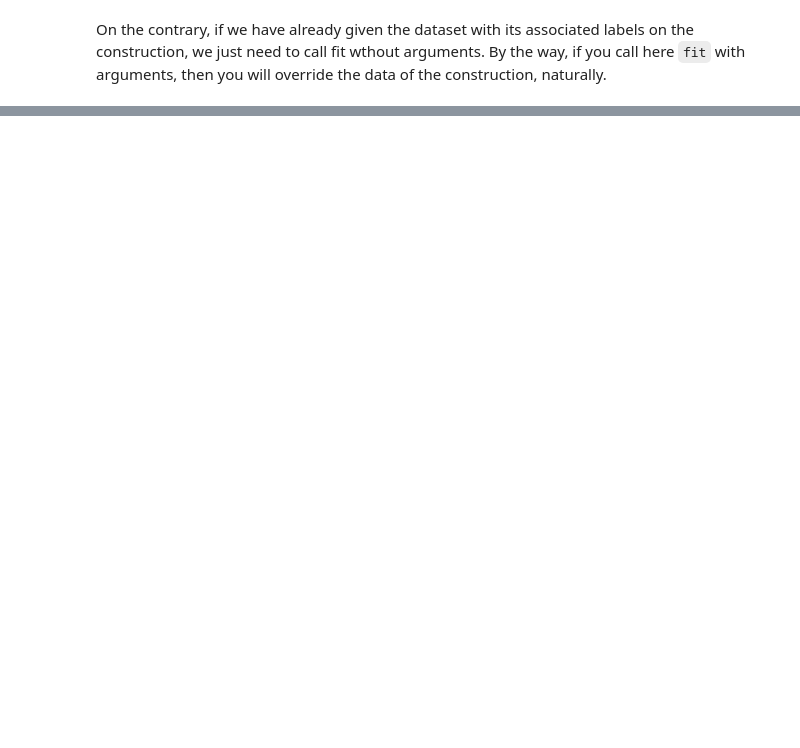
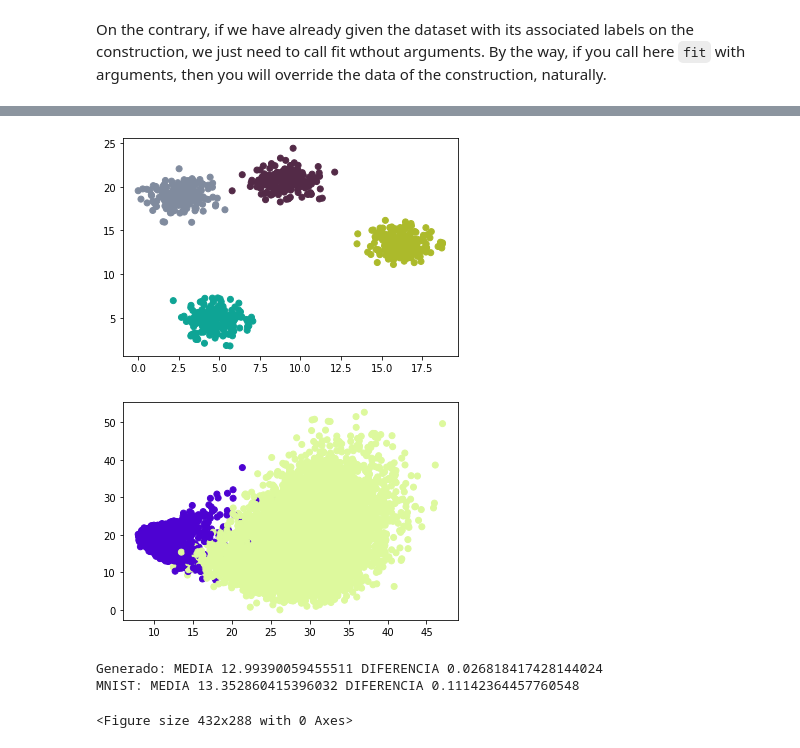
Before and after one commit to jorgevazquezperez/Quantum-image-classifier, a Jupyter notebook: docs/UsageTutorial.ipynb, the cells around one changed output, grey strips where cells are left out. Drawn from its saved outputs; the diff is of its cells as text; code cells hidden in the pictures; blank space fills up the shorter version.

```diff
--- a/docs/UsageTutorial.ipynb
+++ b/docs/UsageTutorial.ipynb
@@ -113,0 +154,33 @@ print(labels_predicted)
+# %%
+from quantum_image_classifier import data_generator, data_loader
+import numpy as np
+
+# TEST OF QUANTUM DISTANCE WITH CLOUD POINT PLOT
+def distanceComparison():
+    n_dim = 2
+    n_clusters = 4
+    train_X, train_y, test_X, test_y = data_generator.generate_synthetic_data(
+        n_dim, n_clusters, 1000)
+    cloud_point(train_X, train_y, "./cloud_point_gen.png", n_clusters)
+
+    quantum = quantumNC()
+    quantum.fit(train_X, train_y, n_dim)
+    labels, differenceGen, distanceGen = quantum.predict(test_X, test_distance=True)
+
+    train_X, train_y, test_X, test_y = data_loader.get_MNIST(n_dim, "PCA", [0,1])
+    cloud_point(train_X, train_y, "./could_point_MNIST.png", n_clusters)
+
+    quantum = quantumNC()
+    quantum.fit(train_X, train_y, n_dim)
+    labels, differenceMNIST, distanceMNIST = quantum.predict(test_X, test_distance=True)
+
+    print("Generado: MEDIA {} DIFERENCIA {}".format(np.mean(distanceGen), np.mean(np.absolute(differenceGen))))
+    print("MNIST: MEDIA {} DIFERENCIA {}".format(np.mean(distanceMNIST), np.mean(np.absolute(differenceMNIST))))
+
+distanceComparison()
+# %% [output]
+[figure, added]
+[figure, added]
+Generado: MEDIA 12.99390059455511 DIFERENCIA 0.026818417428144024
+MNIST: MEDIA 13.352860415396032 DIFERENCIA 0.11142364457760548
+<Figure size 432x288 with 0 Axes>
```
Also changed, not shown: parts of 21 cells of this notebook, 7 other files.
